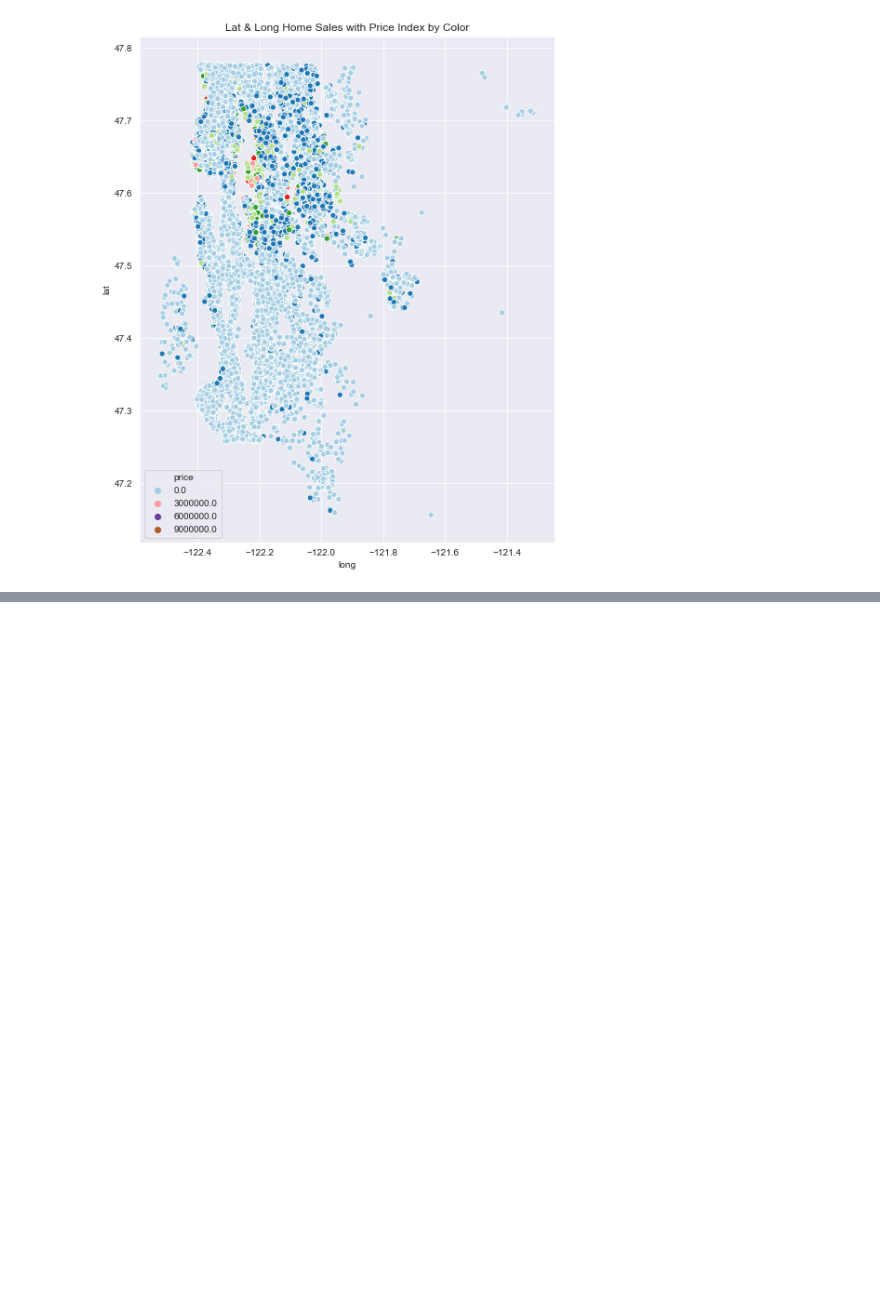
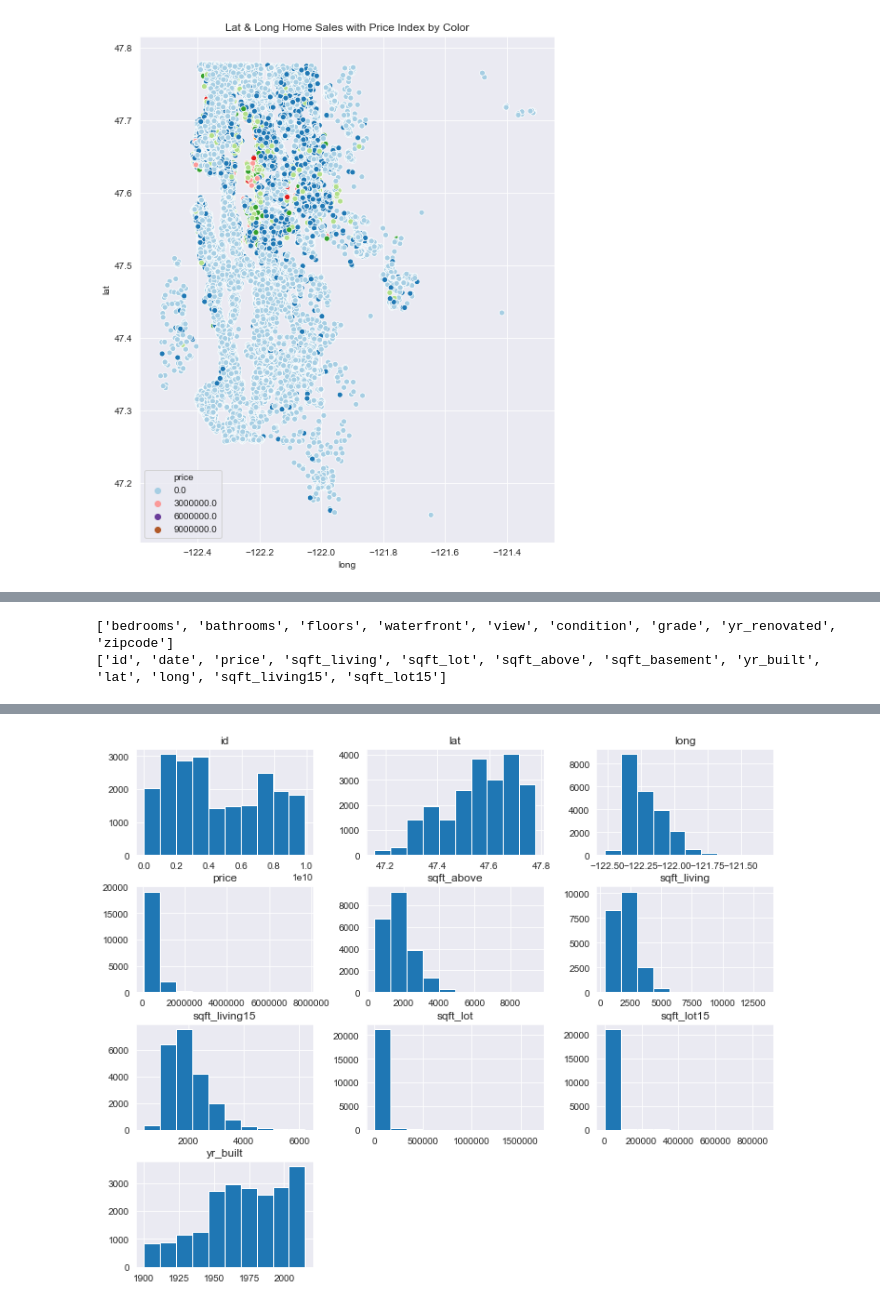
Before and after one commit to dylanteasdale12/dsc-mod-2-project-v2-1-onl01-dtsc-ft-052620, a Jupyter notebook: student.ipynb, the cells around one changed output, grey strips where cells are left out. Drawn from its saved outputs; the diff is of its cells as text; code cells hidden in the pictures; blank space fills up the shorter version.

```diff
--- a/student.ipynb
+++ b/student.ipynb
@@ -153,0 +170,20 @@ plt.legend(fancybox=True);
+# %%
+cats = []
+conts = []
+
+for col in df.columns:
+    if df[col].nunique() <= 75:
+        cats.append(col)
+    else:
+        conts.append(col)
+
+print(cats)
+print(conts)
+# %% [output]
+['bedrooms', 'bathrooms', 'floors', 'waterfront', 'view', 'condition', 'grade', 'yr_renovated', 'zipcode']
+['id', 'date', 'price', 'sqft_living', 'sqft_lot', 'sqft_above', 'sqft_basement', 'yr_built', 'lat', 'long', 'sqft_living15', 'sqft_lot15']
+# %%
+df_conts = df.loc[:,conts]
+df_conts.hist(figsize=(12,10))
+df_conts.describe()
+# %% [output]
@@ -153,0 +199 @@ plt.legend(fancybox=True);
+[figure, added]
```
Also changed, not shown: parts of 27 cells of this notebook, 3 other files.
